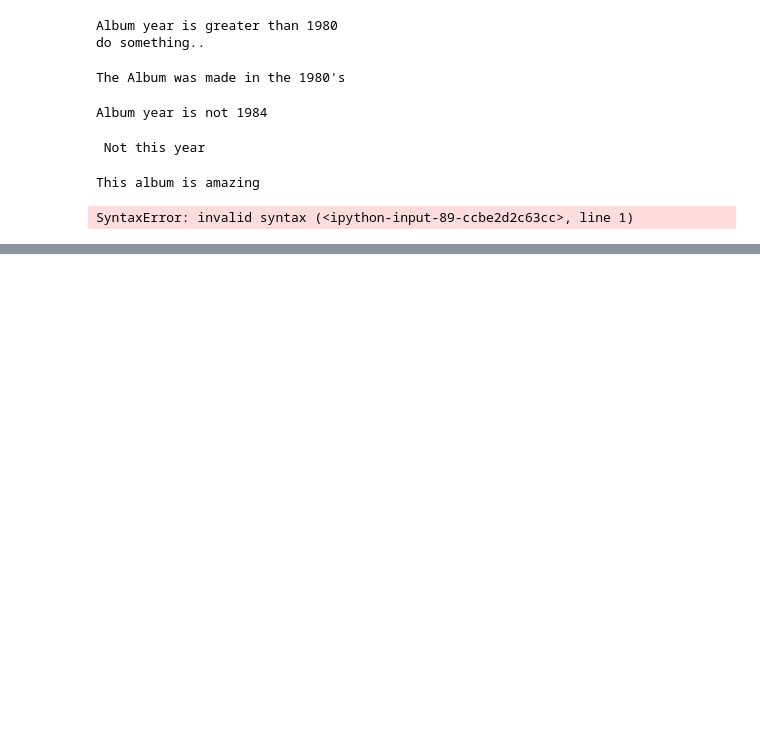
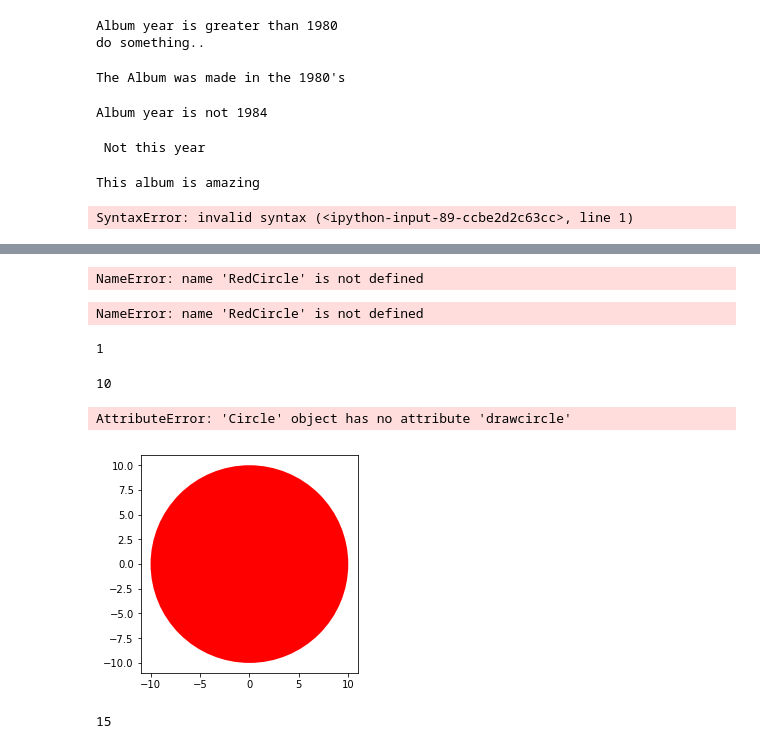
Before and after one commit to Syedrafeeq/My-project, a Jupyter notebook: Python 3.ipynb, the cells around one changed output, grey strips where cells are left out. Drawn from its saved outputs; the diff is of its cells as text; code cells hidden in the pictures; blank space fills up the shorter version.

```diff
--- a/Python 3.ipynb
+++ b/Python 3.ipynb
@@ -1958,0 +2575,2 @@ SyntaxError: invalid syntax (<ipython-input-89-ccbe2d2c63cc>, line 1)
+# %%
+RedCircle = Circle(10, "red")
@@ -1958,0 +2609,31 @@ SyntaxError: invalid syntax (<ipython-input-89-ccbe2d2c63cc>, line 1)
+# %%
+RedCircle.color
+# %% [output]
+NameError: name 'RedCircle' is not defined
+# %%
+RedCircle.radius = 1
+RedCircle.radius
+# %% [output]
+NameError: name 'RedCircle' is not defined
+# %%
+RedCircle.radius = 1
+RedCircle.radius
+# %% [output]
+1
+# %%
+RedCircle.radius = 10
+RedCircle.radius
+# %% [output]
+10
+# %%
+RedCircle.drawcircle()
+# %% [output]
+AttributeError: 'Circle' object has no attribute 'drawcircle'
+# %%
+RedCircle.drawCircle()
+# %% [output]
+[figure, added]
+# %%
+RedCircle.add_radius(5)
+# %% [output]
+15
```
Also changed, not shown: parts of 107 cells of this notebook.
